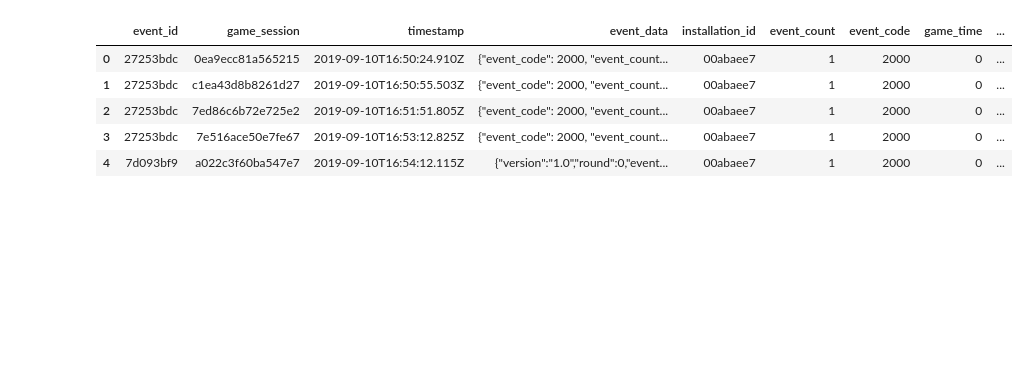
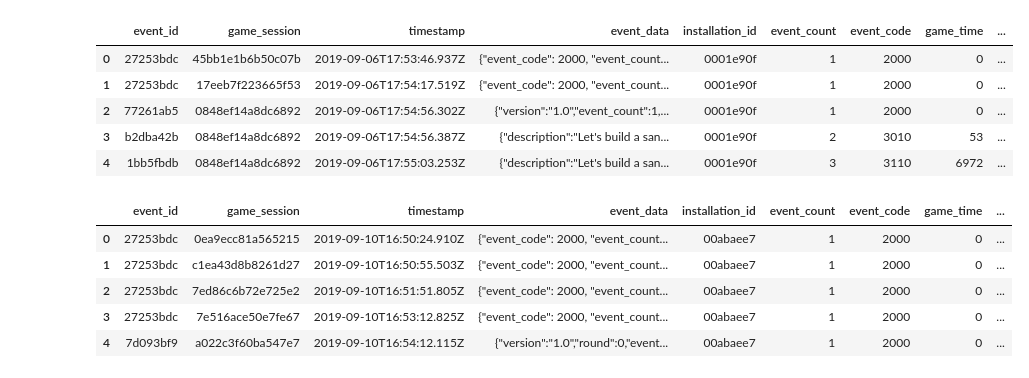
Before and after one commit to guchio3/kaggle-dsb-2019, a Jupyter notebook: notebooks/e015_debug_features.ipynb, the cells around one changed output. Saved outputs shown, nothing was run; the diff lists cells and outputs as text; code cells hidden in the pictures; blank space fills up the shorter version.

```diff
--- a/notebooks/e015_debug_features.ipynb
+++ b/notebooks/e015_debug_features.ipynb
@@ -16,6 +16,16 @@ BASE_DIR = '../mnt/inputs/origin'
 TRN_BASE_DIR = '../mnt/inputs/features/train'
 TST_BASE_DIR = '../mnt/inputs/features/test'
 # BASE_DIR = '../mnt/inputs/features/test'
+# %%
+trn_df = pd.read_pickle(f'{BASE_DIR}/train.pkl.gz')
+trn_df.head()
+# %% [output]
+|  | event_id | game_session | timestamp | event_data | installation_id | event_count | event_code | game_time | ... |
+| 0 | 27253bdc | 45bb1e1b6b50c07b | 2019-09-06T17:53:46.937Z | {"event_code": 2000, "event_count... | 0001e90f | 1 | 2000 | 0 | ... |
+| 1 | 27253bdc | 17eeb7f223665f53 | 2019-09-06T17:54:17.519Z | {"event_code": 2000, "event_count... | 0001e90f | 1 | 2000 | 0 | ... |
+| 2 | 77261ab5 | 0848ef14a8dc6892 | 2019-09-06T17:54:56.302Z | {"version":"1.0","event_count":1,... | 0001e90f | 1 | 2000 | 0 | ... |
+| 3 | b2dba42b | 0848ef14a8dc6892 | 2019-09-06T17:54:56.387Z | {"description":"Let's build a san... | 0001e90f | 2 | 3010 | 53 | ... |
+| 4 | 1bb5fbdb | 0848ef14a8dc6892 | 2019-09-06T17:55:03.253Z | {"description":"Let's build a san... | 0001e90f | 3 | 3110 | 6972 | ... |
 # %%
 tst_df = pd.read_csv(f'{BASE_DIR}/test.csv')
 tst_df.head()
```
Also changed, not shown: parts of 21 cells of this notebook, 4 other files.
